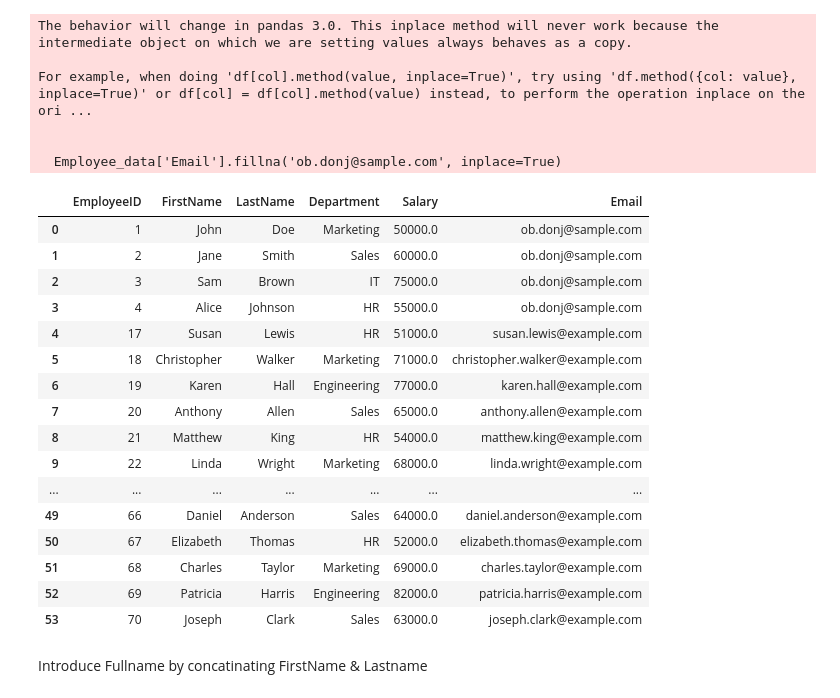
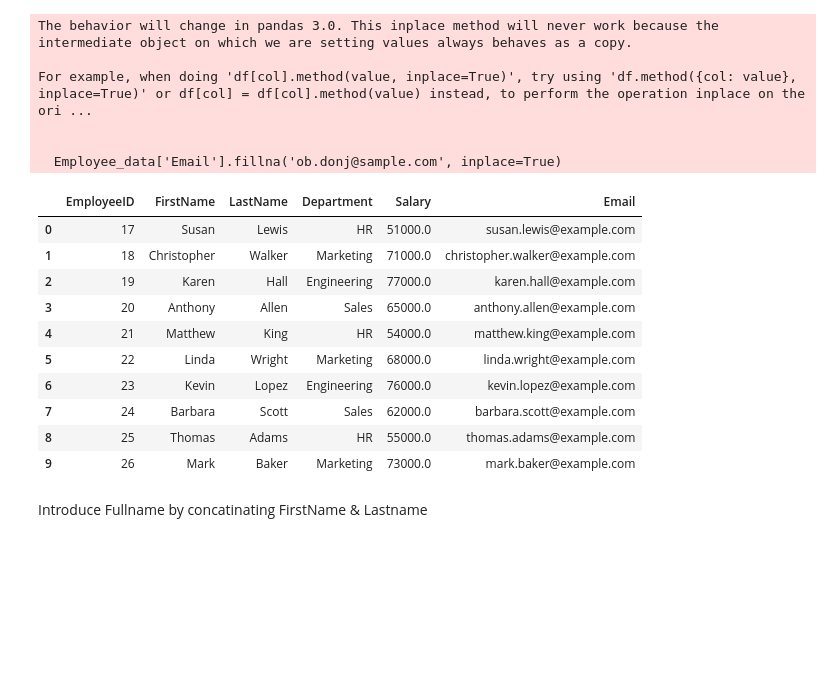
Before and after one commit to Obicnwokolo/Big-Data, a Jupyter notebook: src/sqlalchemy.ipynb, the cells around one changed output. Drawn from its saved outputs; the diff is of its cells as text; code cells hidden in the pictures; blank space fills up the shorter version.

```diff
--- a/src/sqlalchemy.ipynb
+++ b/src/sqlalchemy.ipynb
@@ -133,25 +134,19 @@ For example, when doing 'df[col].method(value, inplace=True)', try using 'df.met
 
   Employee_data['Email'].fillna('ob.donj@sample.com', inplace=True)
 # %%
-Employee_data
+Employee_data.head(10)
 # %% [output]
 |  | EmployeeID | FirstName | LastName | Department | Salary | Email |
-| 0 | 1 | John | Doe | Marketing | 50000.0 | ob.donj@sample.com |
-| 1 | 2 | Jane | Smith | Sales | 60000.0 | ob.donj@sample.com |
-| 2 | 3 | Sam | Brown | IT | 75000.0 | ob.donj@sample.com |
-| 3 | 4 | Alice | Johnson | HR | 55000.0 | ob.donj@sample.com |
-| 4 | 17 | Susan | Lewis | HR | 51000.0 | susan.lewis@example.com |
-| 5 | 18 | Christopher | Walker | Marketing | 71000.0 | christopher.walker@example.com |
-| 6 | 19 | Karen | Hall | Engineering | 77000.0 | karen.hall@example.com |
-| 7 | 20 | Anthony | Allen | Sales | 65000.0 | anthony.allen@example.com |
-| 8 | 21 | Matthew | King | HR | 54000.0 | matthew.king@example.com |
-| 9 | 22 | Linda | Wright | Marketing | 68000.0 | linda.wright@example.com |
-| ... | ... | ... | ... | ... | ... | ... |
-| 49 | 66 | Daniel | Anderson | Sales | 64000.0 | daniel.anderson@example.com |
-| 50 | 67 | Elizabeth | Thomas | HR | 52000.0 | elizabeth.thomas@example.com |
-| 51 | 68 | Charles | Taylor | Marketing | 69000.0 | charles.taylor@example.com |
-| 52 | 69 | Patricia | Harris | Engineering | 82000.0 | patricia.harris@example.com |
-| 53 | 70 | Joseph | Clark | Sales | 63000.0 | joseph.clark@example.com |
+| 0 | 17 | Susan | Lewis | HR | 51000.0 | susan.lewis@example.com |
+| 1 | 18 | Christopher | Walker | Marketing | 71000.0 | christopher.walker@example.com |
+| 2 | 19 | Karen | Hall | Engineering | 77000.0 | karen.hall@example.com |
+| 3 | 20 | Anthony | Allen | Sales | 65000.0 | anthony.allen@example.com |
+| 4 | 21 | Matthew | King | HR | 54000.0 | matthew.king@example.com |
+| 5 | 22 | Linda | Wright | Marketing | 68000.0 | linda.wright@example.com |
+| 6 | 23 | Kevin | Lopez | Engineering | 76000.0 | kevin.lopez@example.com |
+| 7 | 24 | Barbara | Scott | Sales | 62000.0 | barbara.scott@example.com |
+| 8 | 25 | Thomas | Adams | HR | 55000.0 | thomas.adams@example.com |
+| 9 | 26 | Mark | Baker | Marketing | 73000.0 | mark.baker@example.com |
 # %% [markdown]
 Introduce Fullname by concatinating FirstName & Lastname
 # %%
```
Also changed, not shown: parts of 17 cells of this notebook.
